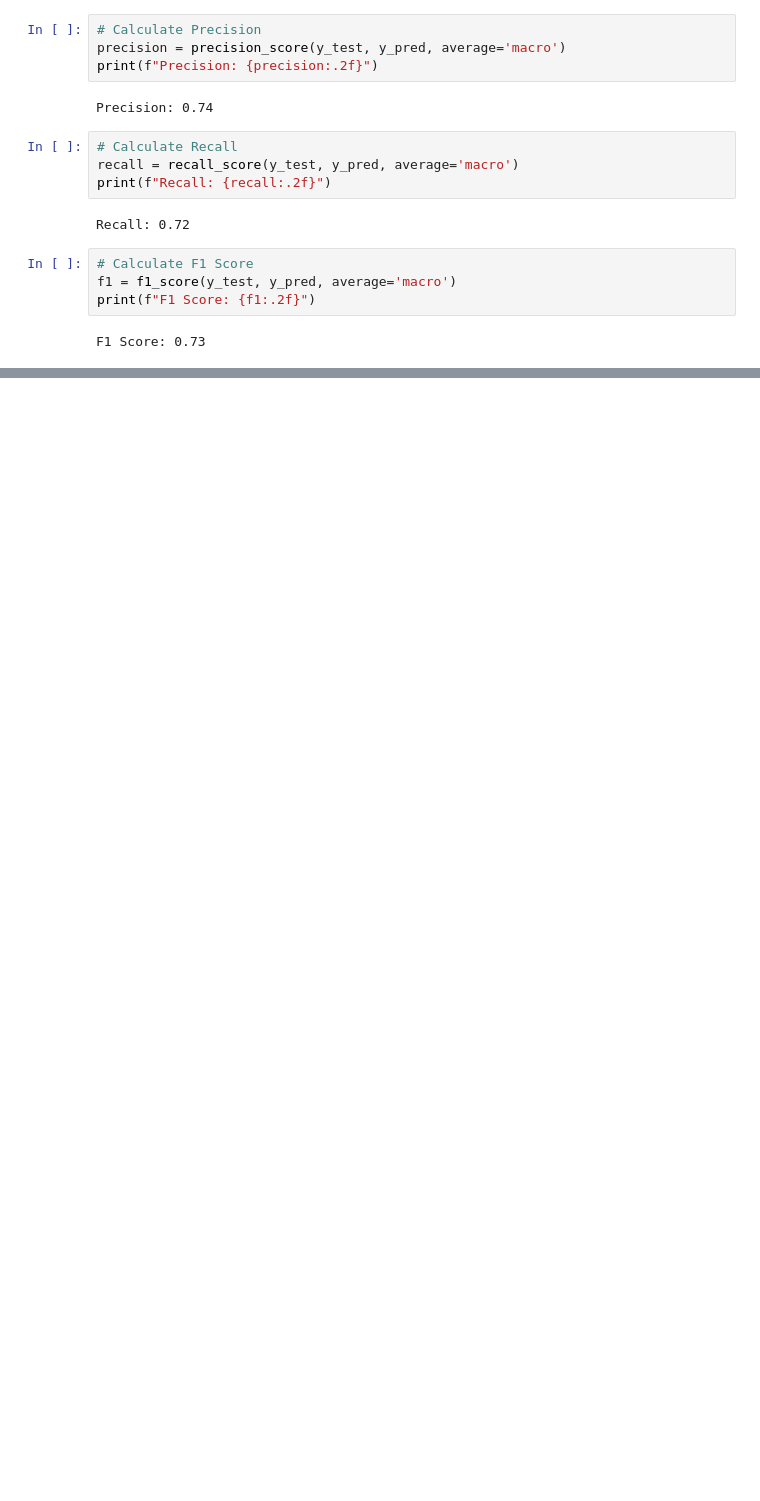
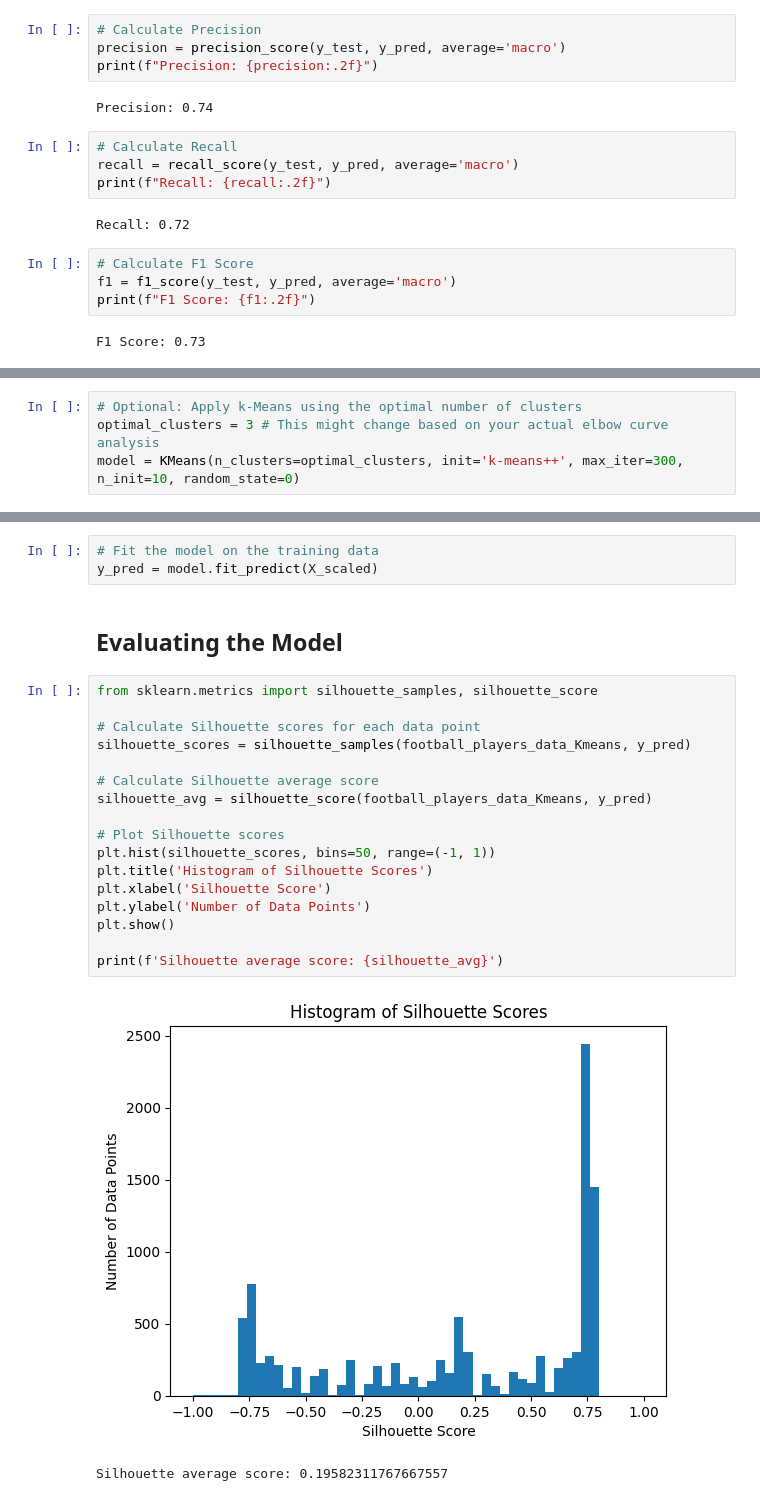
Before and after one commit to Tuwaiq-DS-ML-bootcamp-V-9/Usecase-7, a Jupyter notebook: EDA explain template.ipynb, the cells around one changed output, grey strips where cells are left out. Saved outputs shown, nothing was run; the diff lists cells and outputs as text; blank space fills up the shorter version.

```diff
--- a/EDA explain template.ipynb
+++ b/EDA explain template.ipynb
@@ -1917,0 +1955,4 @@ F1 Score: 0.73
+# %%
+# Optional: Apply k-Means using the optimal number of clusters
+optimal_clusters = 3 # This might change based on your actual elbow curve analysis
+model = KMeans(n_clusters=optimal_clusters, init='k-means++', max_iter=300, n_init=10, random_state=0)
@@ -1917,0 +1961,25 @@ F1 Score: 0.73
+# %%
+# Fit the model on the training data
+y_pred = model.fit_predict(X_scaled)
+# %% [markdown]
+## Evaluating the Model
+# %%
+from sklearn.metrics import silhouette_samples, silhouette_score
+
+# Calculate Silhouette scores for each data point
+silhouette_scores = silhouette_samples(football_players_data_Kmeans, y_pred)
+
+# Calculate Silhouette average score
+silhouette_avg = silhouette_score(football_players_data_Kmeans, y_pred)
+
+# Plot Silhouette scores
+plt.hist(silhouette_scores, bins=50, range=(-1, 1))
+plt.title('Histogram of Silhouette Scores')
+plt.xlabel('Silhouette Score')
+plt.ylabel('Number of Data Points')
+plt.show()
+
+print(f'Silhouette average score: {silhouette_avg}')
+# %% [output]
+[figure, added]
+Silhouette average score: 0.19582311767667557
```
Also changed, not shown: parts of 52 cells of this notebook.
